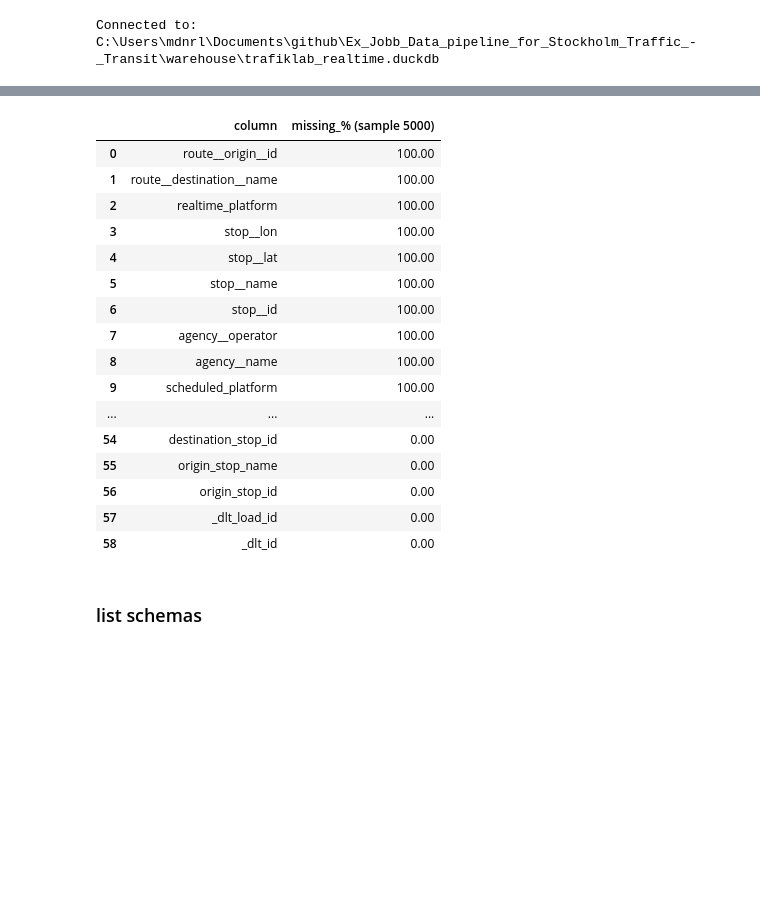
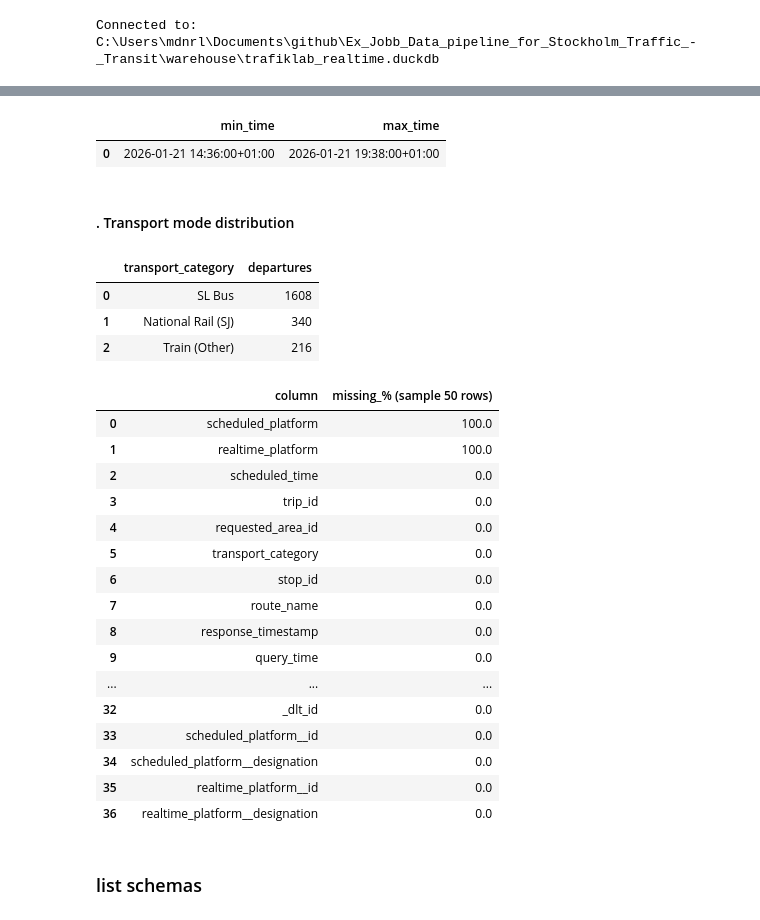
Before and after one commit to mohammadnurulhassan/Ex_Jobb_Data_pipeline_for_Stockholm_Traffic_-_Transit, a Jupyter notebook: notebooks/realtime_depature.ipynb, the cells around one changed output, grey strips where cells are left out. Saved outputs shown, nothing was run; the diff lists cells and outputs as text; code cells hidden in the pictures; blank space fills up the shorter version.

```diff
--- a/notebooks/realtime_depature.ipynb
+++ b/notebooks/realtime_depature.ipynb
@@ -88,25 +54,53 @@ Column names:
+# %%
+con.execute("""
+SELECT
+    MIN(scheduled_time) AS min_time,
+    MAX(scheduled_time) AS max_time
+FROM raw_trafiklab.trafiklab_departures;
+""").fetchdf()
+# %% [output]
+|  | min_time | max_time |
+| 0 | 2026-01-21 14:36:00+01:00 | 2026-01-21 19:38:00+01:00 |
+# %% [markdown]
+#### . Transport mode distribution
+# %%
+con.execute("""
+SELECT
+    transport_category,
+    COUNT(*) AS departures
+FROM raw_trafiklab.trafiklab_departures
+GROUP BY transport_category
+ORDER BY departures DESC;
+""").fetchdf()
+# %% [output]
+|  | transport_category | departures |
+| 0 | SL Bus | 1608 |
+| 1 | National Rail (SJ) | 340 |
+| 2 | Train (Other) | 216 |
 # %%
-df_sample = con.execute(f"SELECT * FROM {TABLE} LIMIT 5000;").fetchdf()
+
+TABLE = "raw_trafiklab.trafiklab_departures"
+df_sample = con.execute(f"SELECT * FROM {TABLE} LIMIT 50;").fetchdf()
 
 missing = (df_sample.isna().mean() * 100).sort_values(ascending=False).round(2)
 missing_df = missing.reset_index()
-missing_df.columns = ["column", "missing_% (sample 5000)"]
+missing_df.columns = ["column", "missing_% (sample 50 rows)"]
 display(missing_df)
 # %% [output]
-|  | column | missing_% (sample 5000) |
-| 0 | route__origin__id | 100.00 |
-| 1 | route__destination__name | 100.00 |
-| 2 | realtime_platform | 100.00 |
-| 3 | stop__lon | 100.00 |
-| 4 | stop__lat | 100.00 |
-| 5 | stop__name | 100.00 |
-| 6 | stop__id | 100.00 |
-| 7 | agency__operator | 100.00 |
-| 8 | agency__name | 100.00 |
-| 9 | scheduled_platform | 100.00 |
+|  | column | missing_% (sample 50 rows) |
+| 0 | scheduled_platform | 100.0 |
+| 1 | realtime_platform | 100.0 |
+| 2 | scheduled_time | 0.0 |
+| 3 | trip_id | 0.0 |
+| 4 | requested_area_id | 0.0 |
+| 5 | transport_category | 0.0 |
+| 6 | stop_id | 0.0 |
+| 7 | route_name | 0.0 |
+| 8 | response_timestamp | 0.0 |
+| 9 | query_time | 0.0 |
 | ... | ... | ... |
-| 54 | destination_stop_id | 0.00 |
-| 55 | origin_stop_name | 0.00 |
-| 56 | origin_stop_id | 0.00 |
-| 57 | _dlt_load_id | 0.00 |
-| 58 | _dlt_id | 0.00 |
+| 32 | _dlt_id | 0.0 |
+| 33 | scheduled_platform__id | 0.0 |
+| 34 | scheduled_platform__designation | 0.0 |
+| 35 | realtime_platform__id | 0.0 |
+| 36 | realtime_platform__designation | 0.0 |
```
Also changed, not shown: parts of 20 cells of this notebook, 5 other files.
